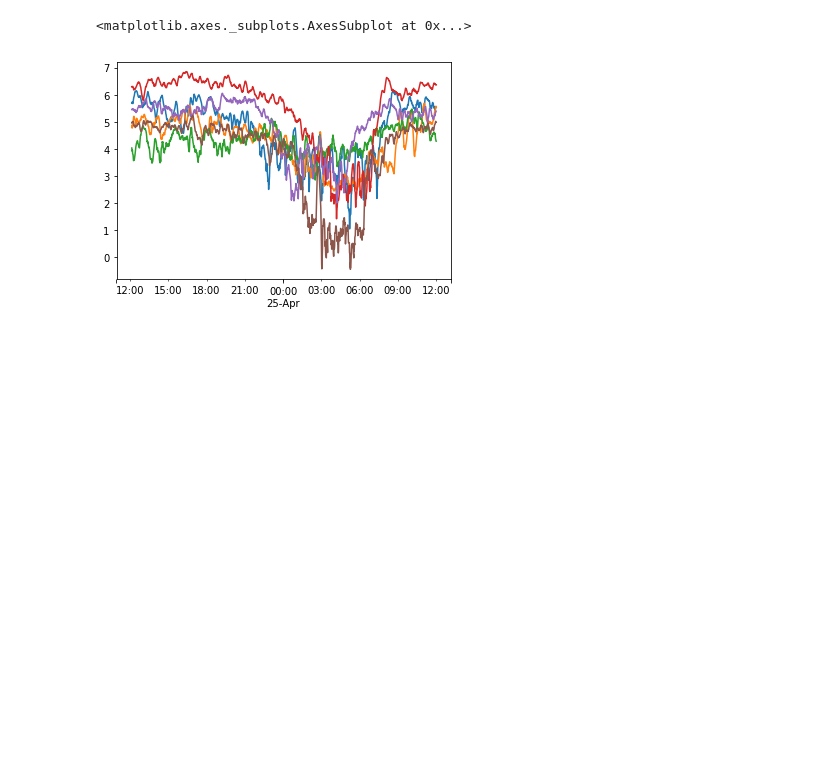
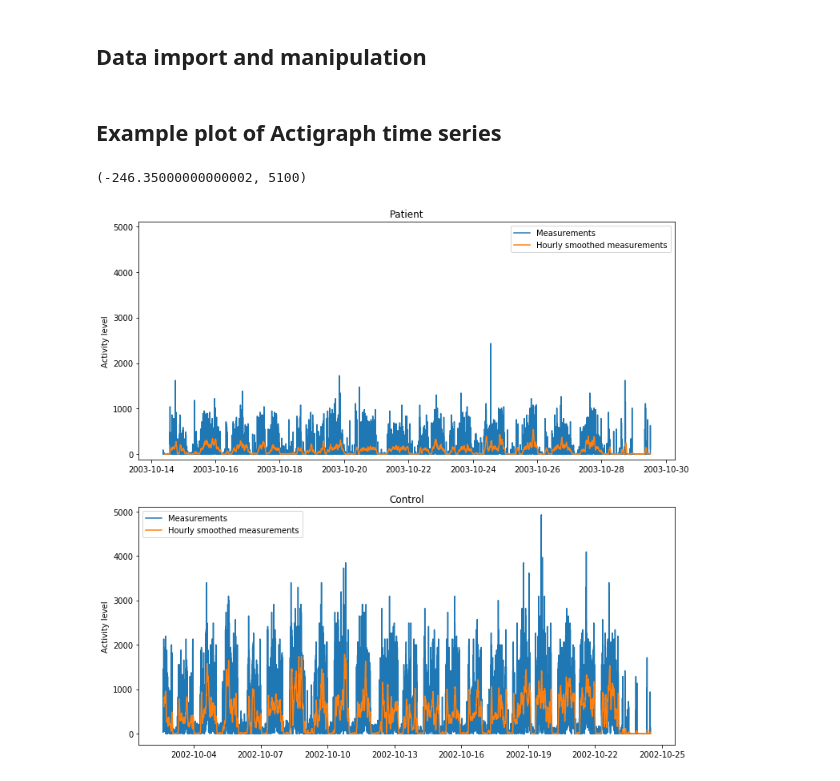
Before and after one commit to matthiasboeker/Shizophrenia_Depression_Project-, a Jupyter notebook: Notebooks/Schizophrenia_ts_explorative.ipynb, the cells around one changed output. Cells and saved outputs as stored; diff of their text form; code cells hidden in the pictures; blank space fills up the shorter version.

Commit message:
first insight in distribution analysis of actigraph ts

```diff
--- a/Notebooks/Schizophrenia_ts_explorative.ipynb
+++ b/Notebooks/Schizophrenia_ts_explorative.ipynb
@@ -5,5 +7,7 @@ import pandas as pd
 os.chdir('/Users/matthiasboeker/Desktop/Master_Thesis/Schizophrenia_Depression_Project')
 from Modules.support_functions import *
+# %% [markdown]
+## Data import and manipulation
 # %%
 #Import Schizophrenia data
 os.chdir('/Users/matthiasboeker/Desktop/Master_Thesis/Schizophrenia_Depression_Project/Data/psykose/Patient')
@@ -32,6 +38,29 @@ for i in range(0, len(shizophrenia_c)):
 for i in range(0, len(shizophrenia_p)):
     shizophrenia_p[i]['timestamp'] = shizophrenia_p[i]['timestamp'].astype('datetime64[ns]')
     shizophrenia_p[i] = shizophrenia_p[i].drop(['date'], axis=1)
+# %% [markdown]
+## Example plot of Actigraph time series
+# %%
+fig = plt.figure(figsize=(12,12))
+ax1 = fig.add_subplot(211)
+ax2 = fig.add_subplot(212)
+ax1.plot(shizophrenia_p[10]['timestamp'],shizophrenia_p[10]['activity'])
+ax1.plot(shizophrenia_p[10]['timestamp'],shizophrenia_p[10]['activity'].rolling(60).mean())
+ax1.set_ylabel('Activity level')
+ax1.legend(['Measurements','Hourly smoothed measurements'])
+ax1.set_title('Patient')
+ax1.set_ylim(top=5100)
+
+ax2.plot(shizophrenia_c[1]['timestamp'],shizophrenia_c[1]['activity'])
+ax2.plot(shizophrenia_c[1]['timestamp'],shizophrenia_c[1]['activity'].rolling(60).mean())
+#ax2.xticks(rotation=45)
+ax2.set_ylabel('Activity level')
+ax2.legend(['Measurements','Hourly smoothed measurements'])
+ax2.set_title('Control')
+ax2.set_ylim(top=5100)
+# %% [output]
+(-246.35000000000002, 5100)
+[figure, added]
 # %%
 #get daily data for patients
 patients_daily = list()
@@ -42,19 +77,0 @@ for i in range(0,len(shizophrenia_p)):
-# %%
-a = get_intervals(shizophrenia_p[0],intervals = 0)
-b = get_intervals(shizophrenia_c[0],intervals = 0)
-
-c = get_intervals(shizophrenia_p[1],intervals = 0)
-d = get_intervals(shizophrenia_c[1],intervals = 0)
-
-e = get_intervals(shizophrenia_p[2],intervals = 0)
-f = get_intervals(shizophrenia_c[2],intervals = 0)
-
-np.log(a.mean(axis=1).rolling(10).mean()).plot()
-np.log(b.mean(axis=1).rolling(10).mean()).plot()
-np.log(c.mean(axis=1).rolling(10).mean()).plot()
-np.log(d.mean(axis=1).rolling(10).mean()).plot()
-np.log(e.mean(axis=1).rolling(10).mean()).plot()
-np.log(f.mean(axis=1).rolling(10).mean()).plot()
-# %% [output]
-<matplotlib.axes._subplots.AxesSubplot at 0x...>
-[figure, removed]
```
Also changed, not shown: parts of 9 cells of this notebook.
